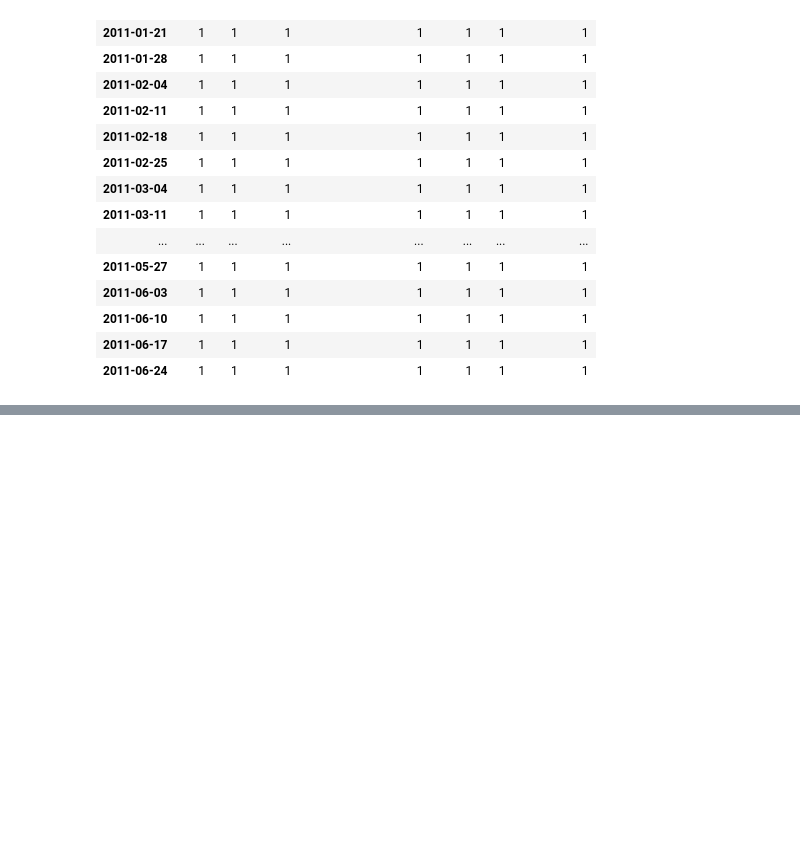
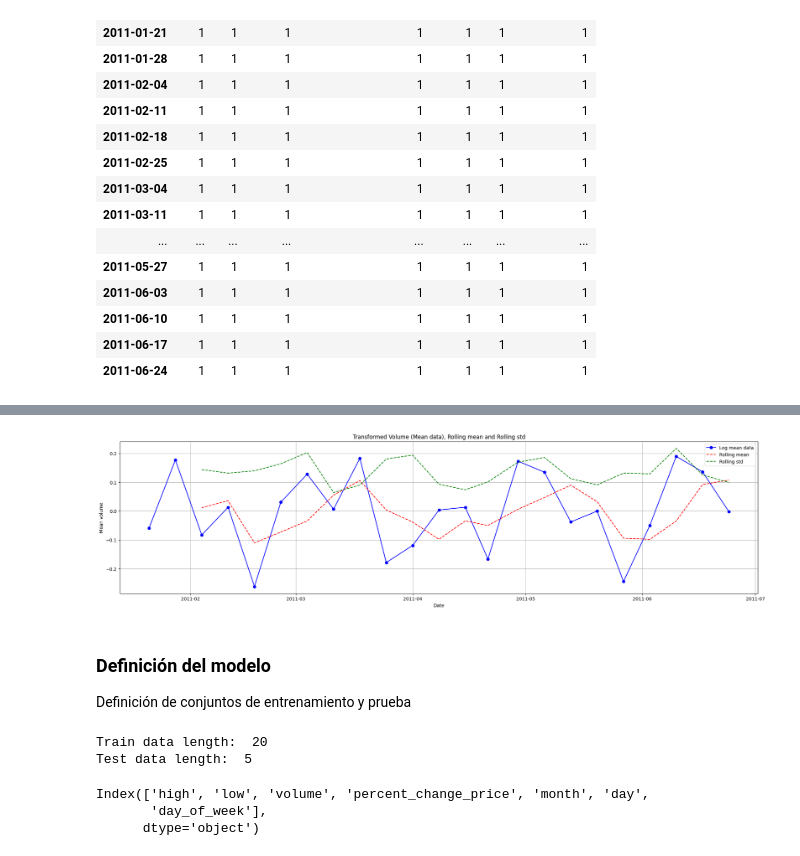
Before and after one commit to AlfonsoPineda/AdvancedAI, a Jupyter notebook: Bloque II y III/M5. Estadística Avanzada/Actividad 3 - Series de Tiempo.ipynb, the cells around one changed output, grey strips where cells are left out. Cells and saved outputs as stored; diff of their text form; code cells hidden in the pictures; blank space fills up the shorter version.

```diff
--- a/Bloque II y III/M5. Estadística Avanzada/Actividad 3 - Series de Tiempo.ipynb
+++ b/Bloque II y III/M5. Estadística Avanzada/Actividad 3 - Series de Tiempo.ipynb
@@ -98,0 +202,39 @@ df_mean.groupby(df_mean.index).count()
+# %%
+rolling_mean = df_log_minus_mean.rolling(window=3).mean()
+rolling_std = df_log_minus_mean.rolling(window=3).std()
+
+fig = plt.figure(figsize=(25, 6))
+
+original, = plt.plot(df_log_minus_mean.index, df_log_minus_mean, 'bo-',label='Log mean data')
+roll_mean, = plt.plot(df_log_minus_mean.index, rolling_mean, 'r--',label='Rolling mean')
+roll_std, = plt.plot(df_log_minus_mean.index, rolling_std, 'g--',label='Rolling std')
+
+plt.title('Transformed Volume (Mean data), Rolling mean and Rolling std')
+plt.xlabel('Date')
+plt.ylabel('Mean volume')
+plt.legend(handles=[original, roll_mean, roll_std])
+plt.grid()
+plt.show()
+# %% [output]
+[figure, added]
+# %% [markdown]
+### Definición del modelo
+
+Definición de conjuntos de entrenamiento y prueba
+# %%
+mask = np.random.rand(len(df_mean)) < 0.8
+
+train = df_mean[mask]
+test = df_mean[~mask]
+
+print('Train data length: ', len(train))
+print('Test data length: ', len(test))
+# %% [output]
+Train data length:  20
+Test data length:  5
+# %%
+df_mean.columns
+# %% [output]
+Index(['high', 'low', 'volume', 'percent_change_price', 'month', 'day',
+       'day_of_week'],
+      dtype='object')
```
Also changed, not shown: parts of 22 cells of this notebook, 3 other files.
